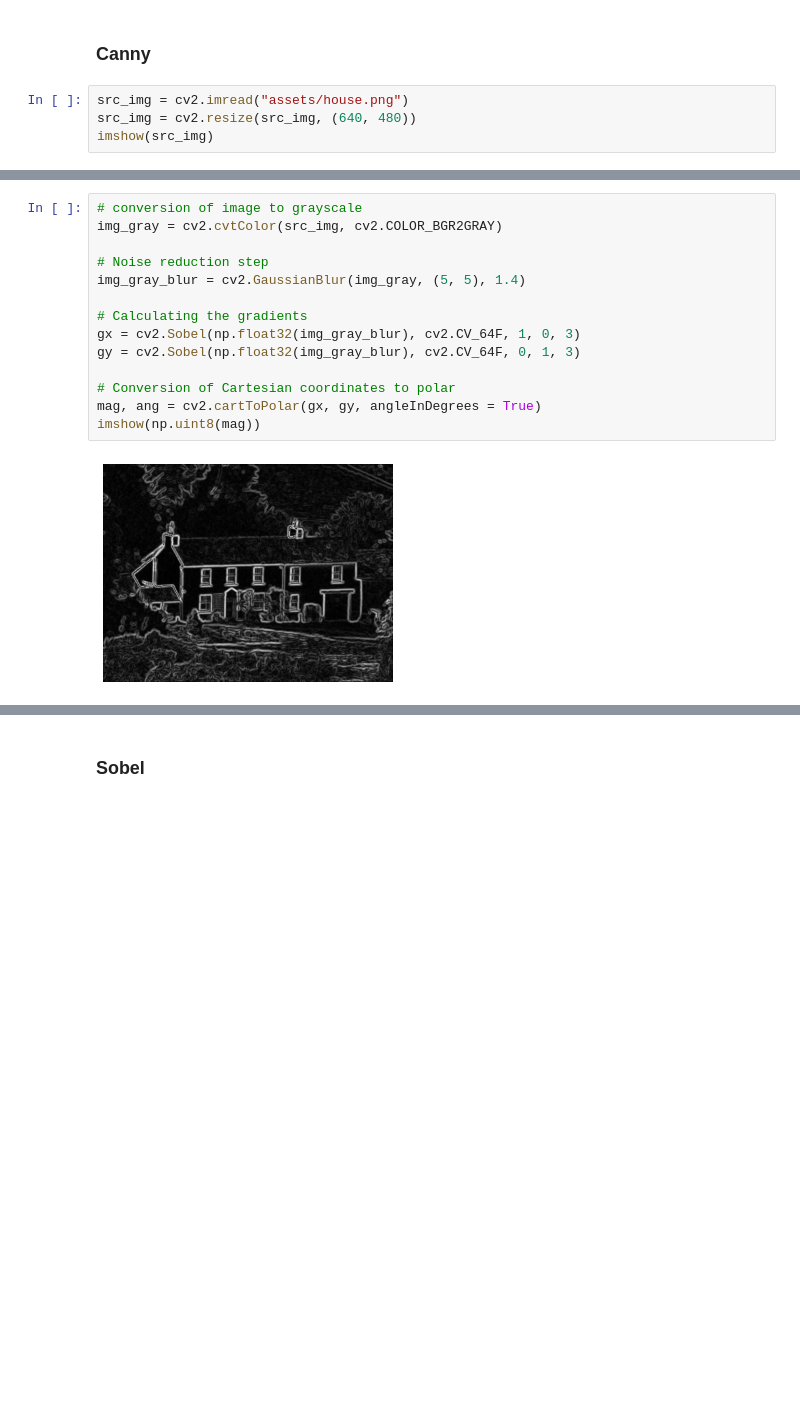
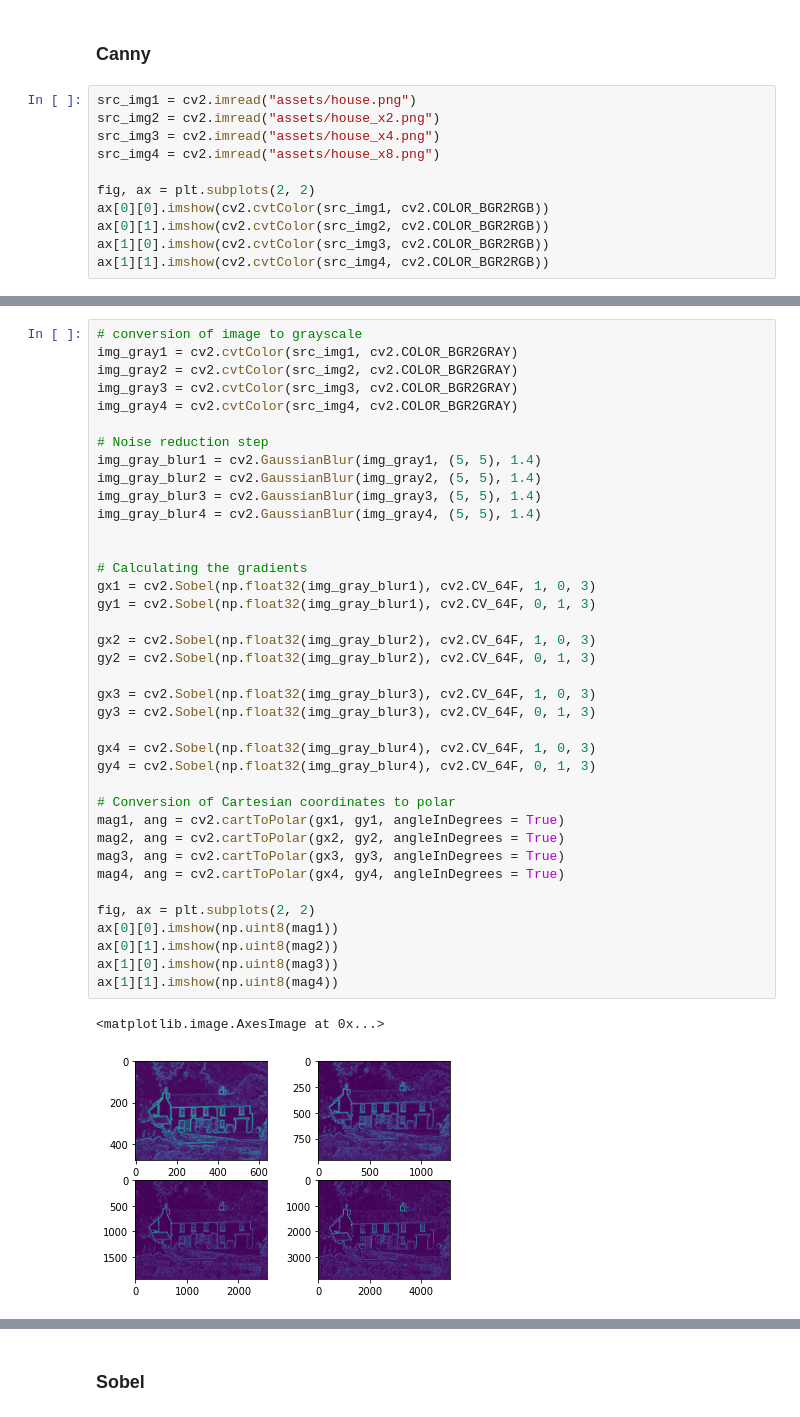
Before and after one commit to bairdob/MultimediaTechnologyPractice, a Jupyter notebook: methods_edge_detection.ipynb, the cells around one changed output, grey strips where cells are left out. Cells and saved outputs as stored; diff of their text form; blank space fills up the shorter version.

```diff
--- a/methods_edge_detection.ipynb
+++ b/methods_edge_detection.ipynb
@@ -15,7 +6,14 @@ imshow(image)
 # %% [markdown]
 ### Canny
 # %%
-src_img = cv2.imread("assets/house.png")
-src_img = cv2.resize(src_img, (640, 480))
-imshow(src_img)
+src_img1 = cv2.imread("assets/house.png")
+src_img2 = cv2.imread("assets/house_x2.png")
+src_img3 = cv2.imread("assets/house_x4.png")
+src_img4 = cv2.imread("assets/house_x8.png")
+
+fig, ax = plt.subplots(2, 2)
+ax[0][0].imshow(cv2.cvtColor(src_img1, cv2.COLOR_BGR2RGB))
+ax[0][1].imshow(cv2.cvtColor(src_img2, cv2.COLOR_BGR2RGB))
+ax[1][0].imshow(cv2.cvtColor(src_img3, cv2.COLOR_BGR2RGB))
+ax[1][1].imshow(cv2.cvtColor(src_img4, cv2.COLOR_BGR2RGB))
 # %% [output]
@@ -23,17 +22,42 @@ imshow(src_img)
 # %%
 # conversion of image to grayscale
-img_gray = cv2.cvtColor(src_img, cv2.COLOR_BGR2GRAY)
+img_gray1 = cv2.cvtColor(src_img1, cv2.COLOR_BGR2GRAY)
+img_gray2 = cv2.cvtColor(src_img2, cv2.COLOR_BGR2GRAY)
+img_gray3 = cv2.cvtColor(src_img3, cv2.COLOR_BGR2GRAY)
+img_gray4 = cv2.cvtColor(src_img4, cv2.COLOR_BGR2GRAY)
 
 # Noise reduction step
-img_gray_blur = cv2.GaussianBlur(img_gray, (5, 5), 1.4)
+img_gray_blur1 = cv2.GaussianBlur(img_gray1, (5, 5), 1.4)
+img_gray_blur2 = cv2.GaussianBlur(img_gray2, (5, 5), 1.4)
+img_gray_blur3 = cv2.GaussianBlur(img_gray3, (5, 5), 1.4)
+img_gray_blur4 = cv2.GaussianBlur(img_gray4, (5, 5), 1.4)
+
 
 # Calculating the gradients
-gx = cv2.Sobel(np.float32(img_gray_blur), cv2.CV_64F, 1, 0, 3)
-gy = cv2.Sobel(np.float32(img_gray_blur), cv2.CV_64F, 0, 1, 3)
+gx1 = cv2.Sobel(np.float32(img_gray_blur1), cv2.CV_64F, 1, 0, 3)
+gy1 = cv2.Sobel(np.float32(img_gray_blur1), cv2.CV_64F, 0, 1, 3)
+
+gx2 = cv2.Sobel(np.float32(img_gray_blur2), cv2.CV_64F, 1, 0, 3)
+gy2 = cv2.Sobel(np.float32(img_gray_blur2), cv2.CV_64F, 0, 1, 3)
+
+gx3 = cv2.Sobel(np.float32(img_gray_blur3), cv2.CV_64F, 1, 0, 3)
+gy3 = cv2.Sobel(np.float32(img_gray_blur3), cv2.CV_64F, 0, 1, 3)
+
+gx4 = cv2.Sobel(np.float32(img_gray_blur4), cv2.CV_64F, 1, 0, 3)
+gy4 = cv2.Sobel(np.float32(img_gray_blur4), cv2.CV_64F, 0, 1, 3)
 
 # Conversion of Cartesian coordinates to polar
-mag, ang = cv2.cartToPolar(gx, gy, angleInDegrees = True)
-imshow(np.uint8(mag))
+mag1, ang = cv2.cartToPolar(gx1, gy1, angleInDegrees = True)
+mag2, ang = cv2.cartToPolar(gx2, gy2, angleInDegrees = True)
+mag3, ang = cv2.cartToPolar(gx3, gy3, angleInDegrees = True)
+mag4, ang = cv2.cartToPolar(gx4, gy4, angleInDegrees = True)
+
+fig, ax = plt.subplots(2, 2)
+ax[0][0].imshow(np.uint8(mag1))
+ax[0][1].imshow(np.uint8(mag2))
+ax[1][0].imshow(np.uint8(mag3))
+ax[1][1].imshow(np.uint8(mag4))
 # %% [output]
+<matplotlib.image.AxesImage at 0x...>
-[figure, old version]
+[figure, new version]
 # %%
```
Also changed, not shown: parts of 10 cells of this notebook.
